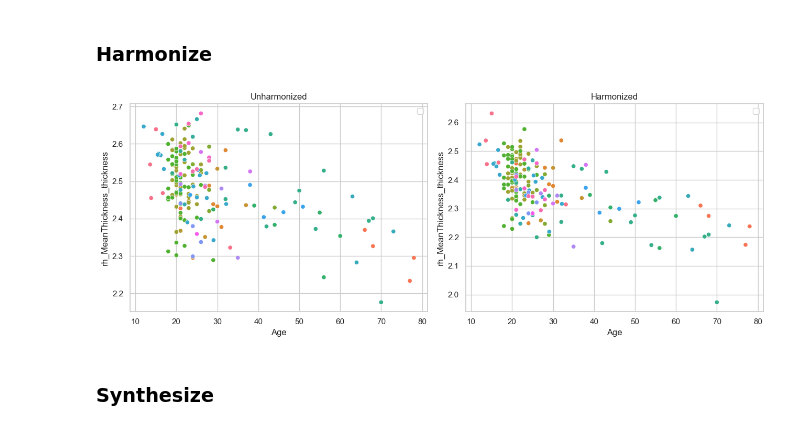
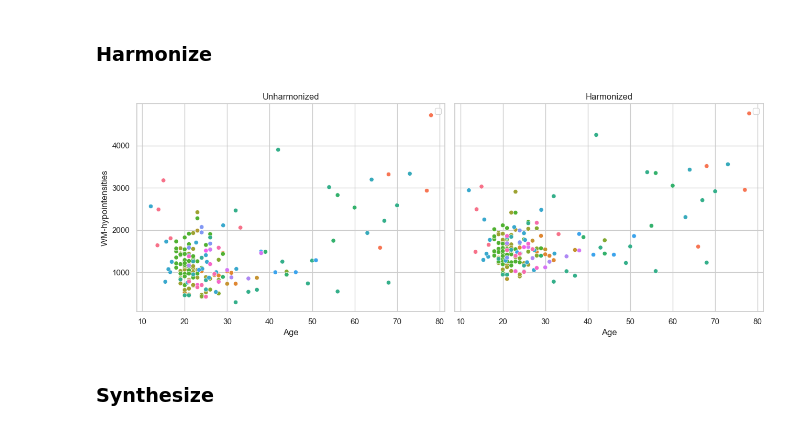
Before and after one commit to amarquand/PCNtoolkit, a Jupyter notebook: examples/01_normative_modelling.ipynb, the cells around one changed output. Drawn from its saved outputs; the diff is of its cells as text; code cells hidden in the pictures.

```diff
--- a/examples/01_normative_modelling.ipynb
+++ b/examples/01_normative_modelling.ipynb
@@ -63,5 +69,6 @@ Warning: remove_NAN is set to False. Missing (NaN) values may cause errors durin
 # %%
 # Inspect the data
+feature_to_plot = features_to_model[0]
 df = train.to_dataframe()
 fig, ax = plt.subplots(1, 2, figsize=(15, 5))
 
@@ -71,18 +78,19 @@ ax[0].set_title("Count of sites")
 ax[0].set_xlabel("Site")
 ax[0].set_ylabel("Count")
 
+
 sns.scatterplot(
     data=df,
     x=("X", "age"),
-    y=("Y", "rh_MeanThickness_thickness"),
+    y=("Y", feature_to_plot),
     hue=("batch_effects", "site"),
     style=("batch_effects", "sex"),
     ax=ax[1],
 )
 ax[1].legend([], [])
-ax[1].set_title("Scatter plot of age vs rh_MeanThickness_thickness")
+ax[1].set_title(f"Scatter plot of age vs {feature_to_plot}")
 ax[1].set_xlabel("Age")
-ax[1].set_ylabel("rh_MeanThickness_thickness")
+ax[1].set_ylabel(feature_to_plot)
 
 plt.show()
 # %% [output]
@@ -138,8 +146,6 @@ sigma = make_prior(
     # You can leave c out, and it will default to 0.
     mapping_params=(0.0, 3.0),
 )
-epsilon = make_prior(dist_name="Normal", dist_params=(0.0, 0.5))
-delta = make_prior(dist_name="Normal", dist_params=(1.0, 0.5), mapping="softplus", mapping_params=(0.0, 3.0, 0.6))
 
 template_hbr = HBR(
     name="template",
@@ -156,31 +162,11 @@ template_hbr = HBR(
     # The sampler to use for the model.
     nuts_sampler="nutpie",
     # The likelihood function to use for the model.
-    likelihood=SHASHbLikelihood(
+    likelihood=NormalLikelihood(
         mu,
         sigma,
-        epsilon,
-        delta,
     ),
 )
-model = NormativeModel(
-    # The regression model to use for the normative model.
-    template_regression_model=template_hbr,
-    # Whether to save the model after fitting.
-    savemodel=True,
-    # Whether to evaluate the model after fitting.
-    evaluate_model=True,
-    # Whether to save the results after evaluation.
-    saveresults=True,
-    # Whether to save the plots after fitting.
-    saveplots=False,
-    # The directory to save the model, results, and plots.
-    save_dir="resources/hbr/save_dir",
-    # The scaler to use for the input data. Can be either one of "standardize", "minmax", "robustminmax", "none"
-    inscaler="standardize",
-    # The scaler to use for the output data. Can be either one of "standardize", "minmax", "robustminmax", "none"
-    outscaler="standardize",
-)
 # %% [markdown]
 After specifying the regression model, we can configure a normative model.
 
@@ -291,24 +268,22 @@ model.evaluate_model = False
 # %%
 model.harmonize(test)  # <- easy
 
 df = test.to_dataframe()
-fig, ax = plt.subplots(1, 2, figsize=(13, 5))
-sns.scatterplot(data=df, x=("X", "age"), y=("Y", "rh_MeanThickness_thickness"), hue=("batch_effects", "site"), ax=ax[0])
-sns.scatterplot(
-    data=df, x=("X", "age"), y=("Y_harmonized", "rh_MeanThickness_thickness"), hue=("batch_effects", "site"), ax=ax[1]
-)
+fig, ax = plt.subplots(1, 2, figsize=(13, 5), sharey=True)
+sns.scatterplot(data=df, x=("X", "age"), y=("Y", feature_to_plot), hue=("batch_effects", "site"), ax=ax[0])
+sns.scatterplot(data=df, x=("X", "age"), y=("Y_harmonized", feature_to_plot), hue=("batch_effects", "site"), ax=ax[1])
 ax[0].title.set_text("Unharmonized")
 ax[1].title.set_text("Harmonized")
 ax[0].legend([], [])
 ax[1].legend([], [])
 ax[0].set_xlabel("Age")
-ax[0].set_ylabel("rh_MeanThickness_thickness")
+ax[0].set_ylabel(feature_to_plot)
 ax[1].set_xlabel("Age")
-ax[1].set_ylabel("rh_MeanThickness_thickness")
+ax[1].set_ylabel(feature_to_plot)
 plt.tight_layout()
 plt.show()
 # %% [output]
-[figure, old version]
+[figure, new version]
 # %% [markdown]
 ### Synthesize
 # %%
```
Also changed, not shown: parts of 21 cells of this notebook, 6 other files.
